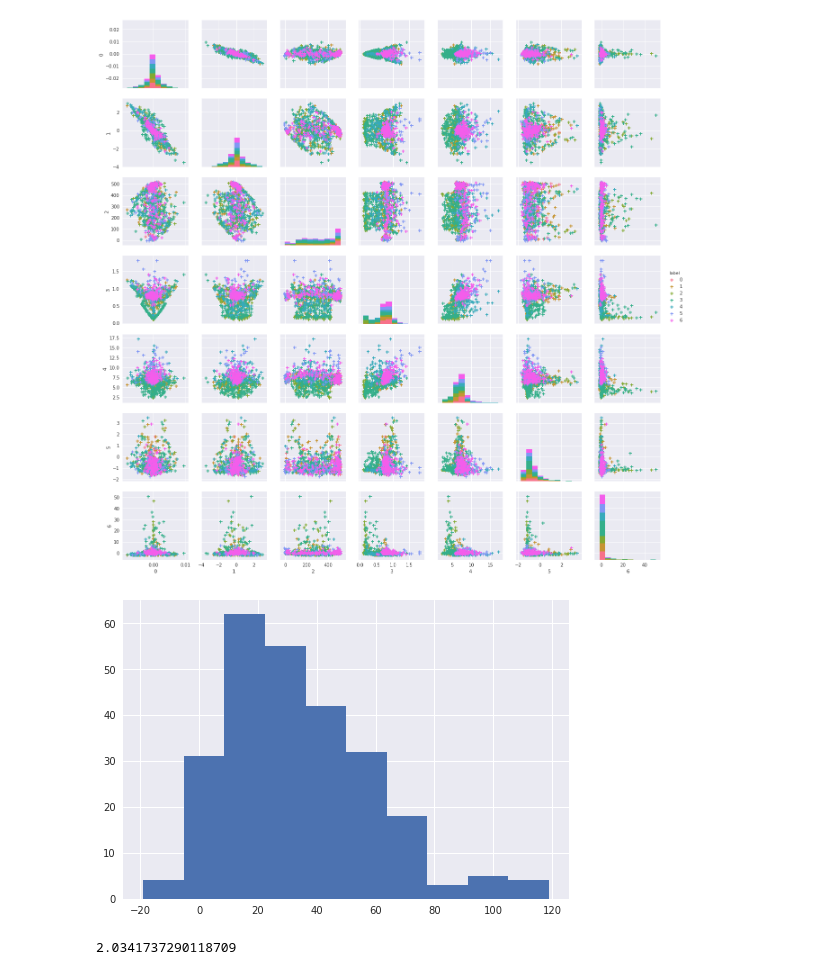
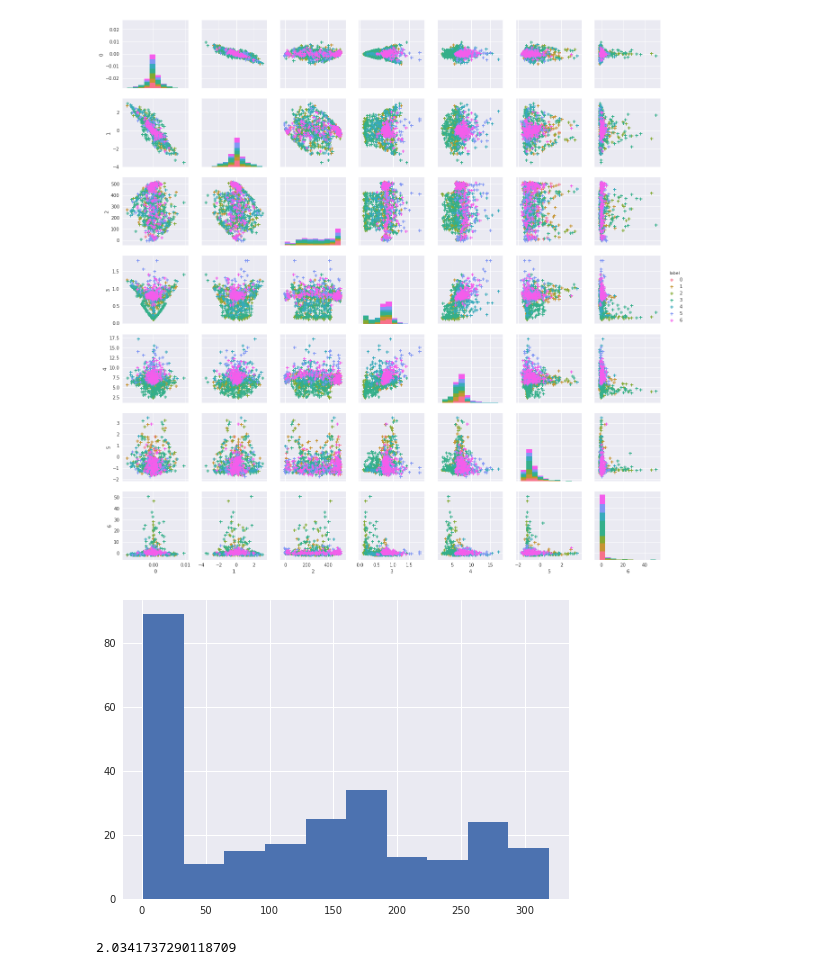
Before and after one commit to akashmjn/cs341-ibm-seti, a Jupyter notebook: Akash/path-trace-experimentation.ipynb, the cells around one changed output. Cells and saved outputs as stored; diff of their text form; code cells hidden in the pictures.

```diff
--- a/Akash/path-trace-experimentation.ipynb
+++ b/Akash/path-trace-experimentation.ipynb
@@ -236,10 +242,10 @@ plt.show()
 [figure]
 # %%
 # total variation and entropy of signals
-plt.hist(x_test[:,1],bins=10)
+plt.hist(x_test[:,0],bins=10)
 plt.show()
 # %% [output]
-[figure, old version]
+[figure, new version]
 # %%
 scipy.stats.entropy(np.histogram(x_test[:,0],bins=10,density=True)[0])
 # %% [output]
```
Also changed, not shown: parts of 4 cells of this notebook, 2 other files.
